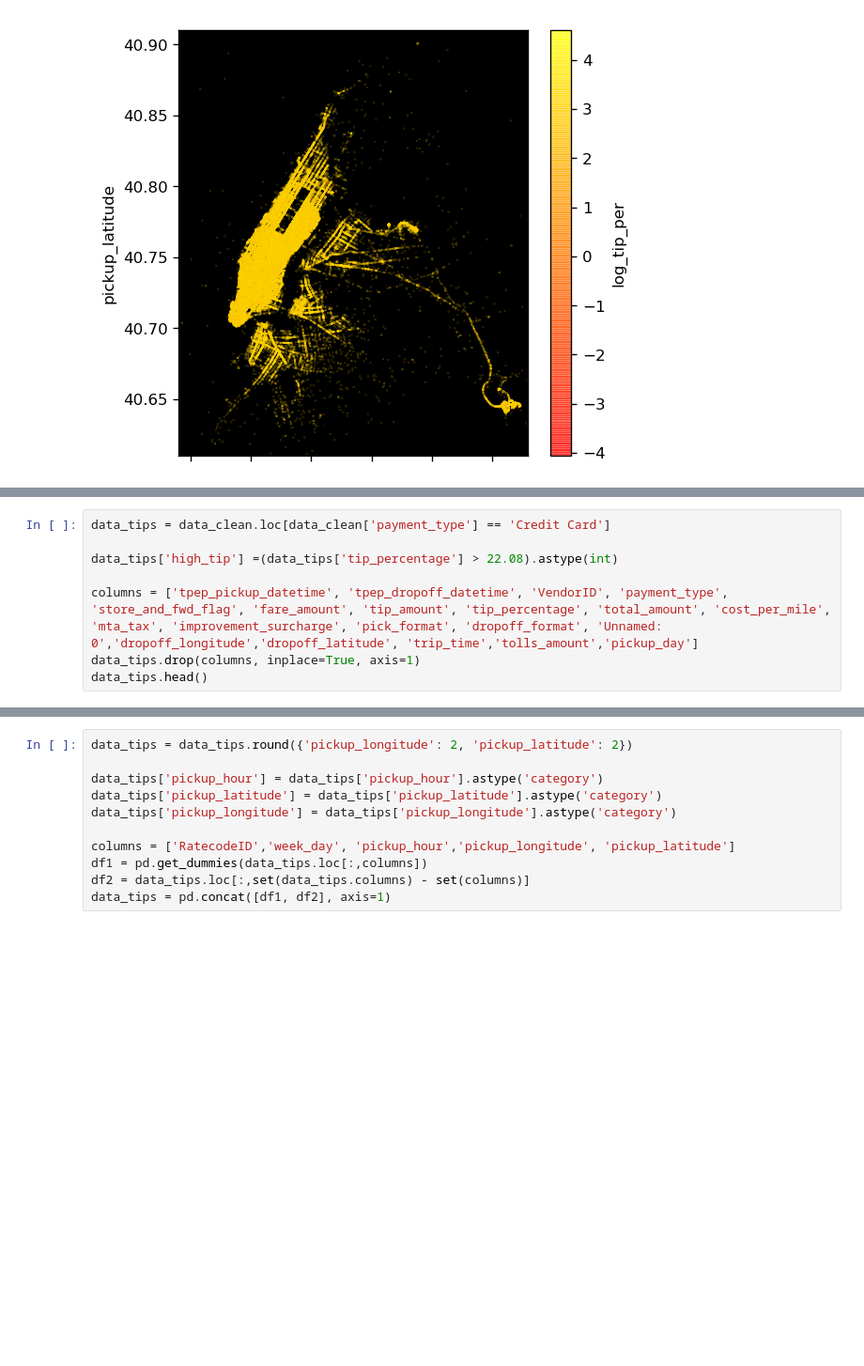
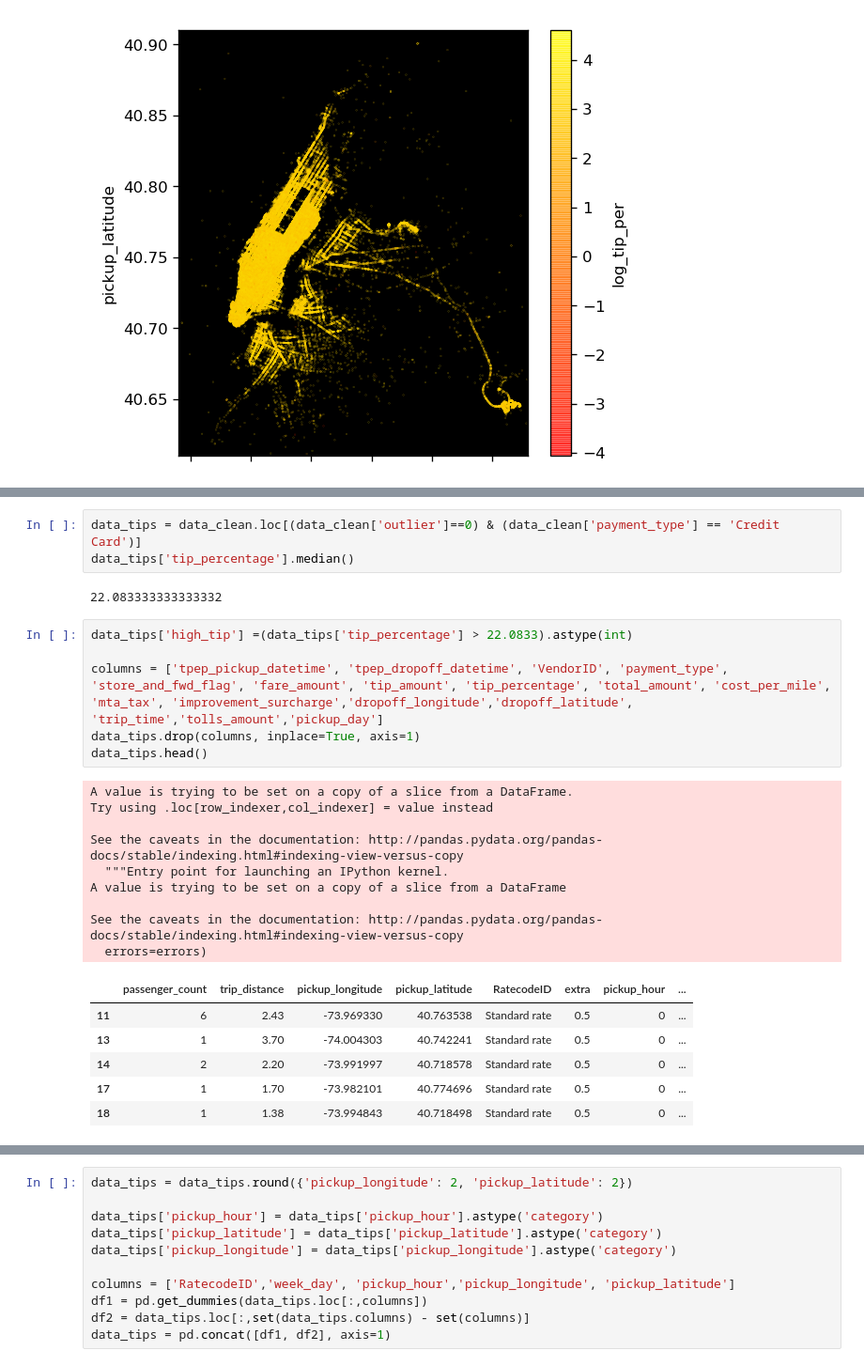
Before and after one commit to cchallu/datank_challenge, a Jupyter notebook: source/datank_challenge.ipynb, the cells around one changed output, grey strips where cells are left out. Shown at 94% size. Saved outputs shown, nothing was run; the diff lists cells and outputs as text; blank space fills up the shorter version.

```diff
--- a/source/datank_challenge.ipynb
+++ b/source/datank_challenge.ipynb
@@ -488,8 +495,27 @@ from sklearn.metrics import roc_auc_score
+# %%
+data_tips = data_clean.loc[(data_clean['outlier']==0) & (data_clean['payment_type'] == 'Credit Card')]
+data_tips['tip_percentage'].median()
+# %% [output]
+22.083333333333332
 # %%
-data_tips = data_clean.loc[data_clean['payment_type'] == 'Credit Card']
+data_tips['high_tip'] =(data_tips['tip_percentage'] > 22.0833).astype(int)
 
-data_tips['high_tip'] =(data_tips['tip_percentage'] > 22.08).astype(int)
-
-columns = ['tpep_pickup_datetime', 'tpep_dropoff_datetime', 'VendorID', 'payment_type', 'store_and_fwd_flag', 'fare_amount', 'tip_amount', 'tip_percentage', 'total_amount', 'cost_per_mile', 'mta_tax', 'improvement_surcharge', 'pick_format', 'dropoff_format', 'Unnamed: 0','dropoff_longitude','dropoff_latitude', 'trip_time','tolls_amount','pickup_day']
+columns = ['tpep_pickup_datetime', 'tpep_dropoff_datetime', 'VendorID', 'payment_type', 'store_and_fwd_flag', 'fare_amount', 'tip_amount', 'tip_percentage', 'total_amount', 'cost_per_mile', 'mta_tax', 'improvement_surcharge','dropoff_longitude','dropoff_latitude', 'trip_time','tolls_amount','pickup_day']
 data_tips.drop(columns, inplace=True, axis=1)
 data_tips.head()
+# %% [output]
+A value is trying to be set on a copy of a slice from a DataFrame.
+Try using .loc[row_indexer,col_indexer] = value instead
+
+See the caveats in the documentation: http://pandas.pydata.org/pandas-docs/stable/indexing.html#indexing-view-versus-copy
+  """Entry point for launching an IPython kernel.
+A value is trying to be set on a copy of a slice from a DataFrame
+
+See the caveats in the documentation: http://pandas.pydata.org/pandas-docs/stable/indexing.html#indexing-view-versus-copy
+  errors=errors)
+|  | passenger_count | trip_distance | pickup_longitude | pickup_latitude | RatecodeID | extra | pickup_hour | ... |
+| 11 | 6 | 2.43 | -73.969330 | 40.763538 | Standard rate | 0.5 | 0 | ... |
+| 13 | 1 | 3.70 | -74.004303 | 40.742241 | Standard rate | 0.5 | 0 | ... |
+| 14 | 2 | 2.20 | -73.991997 | 40.718578 | Standard rate | 0.5 | 0 | ... |
+| 17 | 1 | 1.70 | -73.982101 | 40.774696 | Standard rate | 0.5 | 0 | ... |
+| 18 | 1 | 1.38 | -73.994843 | 40.718498 | Standard rate | 0.5 | 0 | ... |
```
Also changed, not shown: parts of 27 cells of this notebook.
